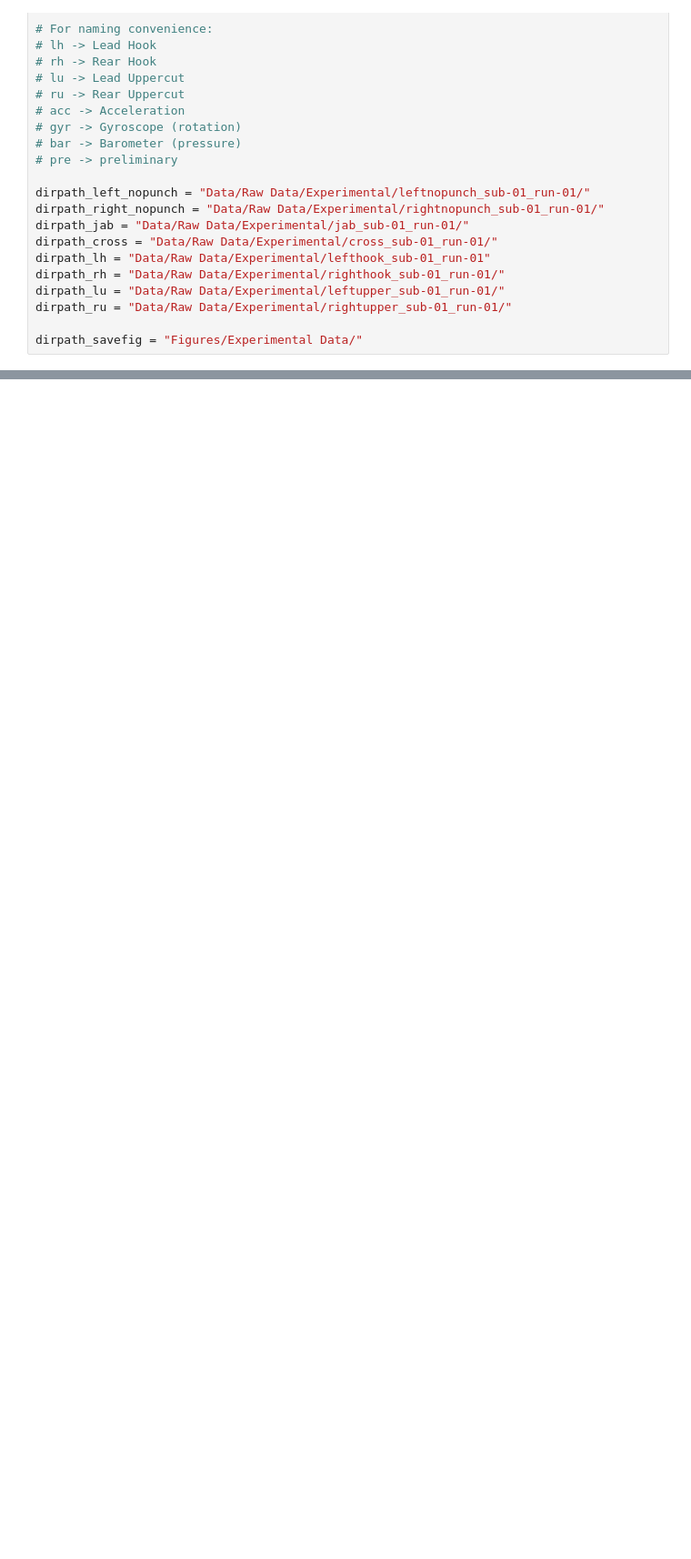
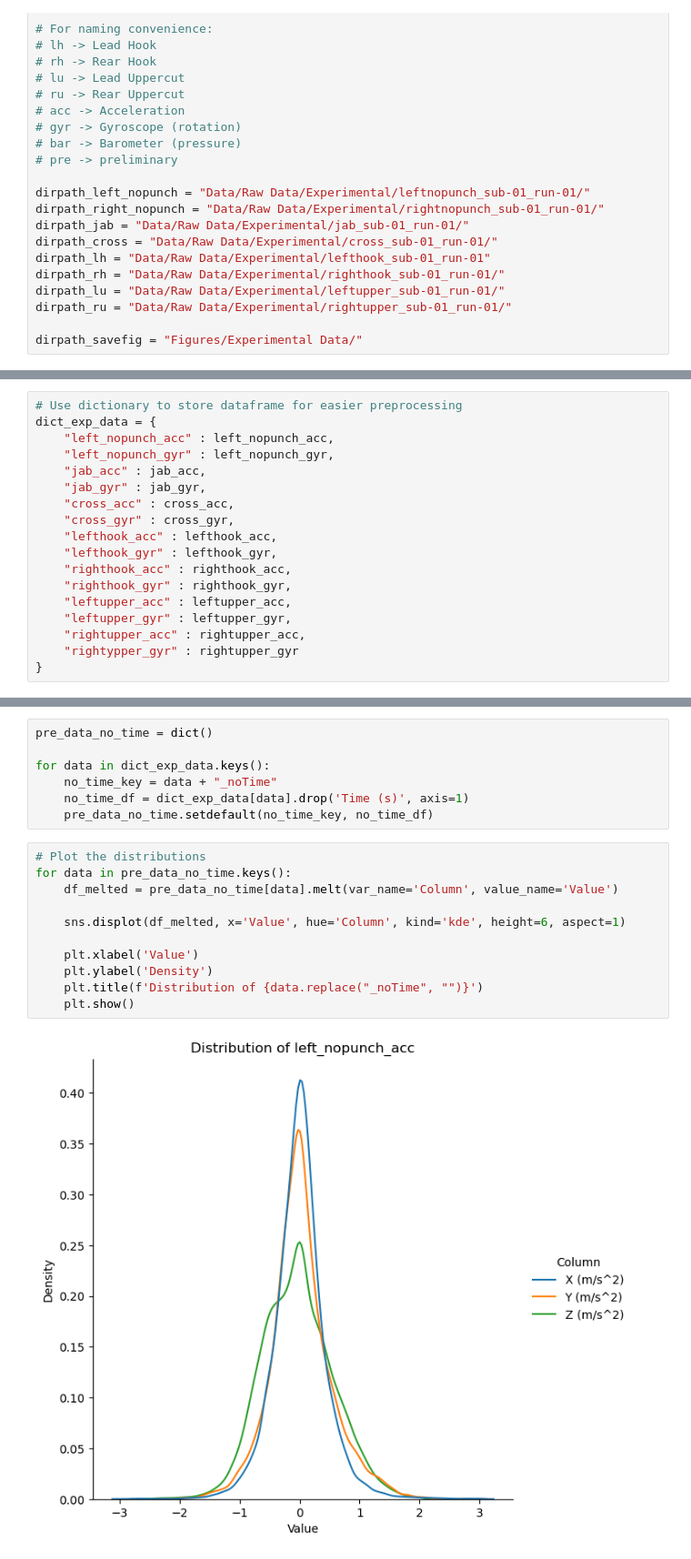
Before and after one commit to BruceLeo99/MLQS-VU-Project-Tyson, a Jupyter notebook: Experimental Boxing data review.ipynb, the cells around one changed output, grey strips where cells are left out. Shown at 91% size. Cells and saved outputs as stored; diff of their text form; blank space fills up the shorter version.

```diff
--- a/Experimental Boxing data review.ipynb
+++ b/Experimental Boxing data review.ipynb
@@ -96,0 +123,18 @@ FileNotFoundError: [Errno 2] No such file or directory: 'Data/Raw Data/Experimen
+# %%
+# Use dictionary to store dataframe for easier preprocessing
+dict_exp_data = {
+    "left_nopunch_acc" : left_nopunch_acc,
+    "left_nopunch_gyr" : left_nopunch_gyr,
+    "jab_acc" : jab_acc,
+    "jab_gyr" : jab_gyr,
+    "cross_acc" : cross_acc,
+    "cross_gyr" : cross_gyr,
+    "lefthook_acc" : lefthook_acc,
+    "lefthook_gyr" : lefthook_gyr,
+    "righthook_acc" : righthook_acc,
+    "righthook_gyr" : righthook_gyr,
+    "leftupper_acc" : leftupper_acc,
+    "leftupper_gyr" : leftupper_gyr,
+    "rightupper_acc" : rightupper_acc,
+    "rightypper_gyr" : rightupper_gyr
+}
@@ -96,0 +246,20 @@ FileNotFoundError: [Errno 2] No such file or directory: 'Data/Raw Data/Experimen
+# %%
+pre_data_no_time = dict()
+
+for data in dict_exp_data.keys():
+    no_time_key = data + "_noTime"
+    no_time_df = dict_exp_data[data].drop('Time (s)', axis=1)
+    pre_data_no_time.setdefault(no_time_key, no_time_df)
+# %%
+# Plot the distributions
+for data in pre_data_no_time.keys():
+    df_melted = pre_data_no_time[data].melt(var_name='Column', value_name='Value')
+
+    sns.displot(df_melted, x='Value', hue='Column', kind='kde', height=6, aspect=1)
+
+    plt.xlabel('Value')
+    plt.ylabel('Density')
+    plt.title(f'Distribution of {data.replace("_noTime", "")}')
+    plt.show()
+# %% [output]
+[figure, added]
```
Also changed, not shown: parts of 11 cells of this notebook.
